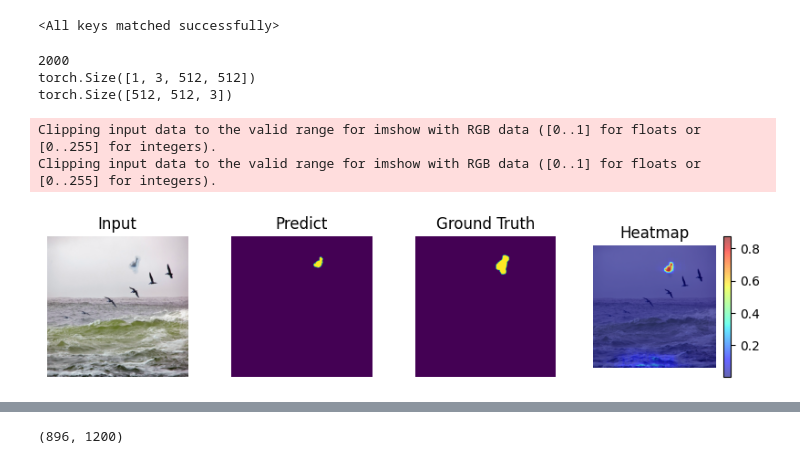
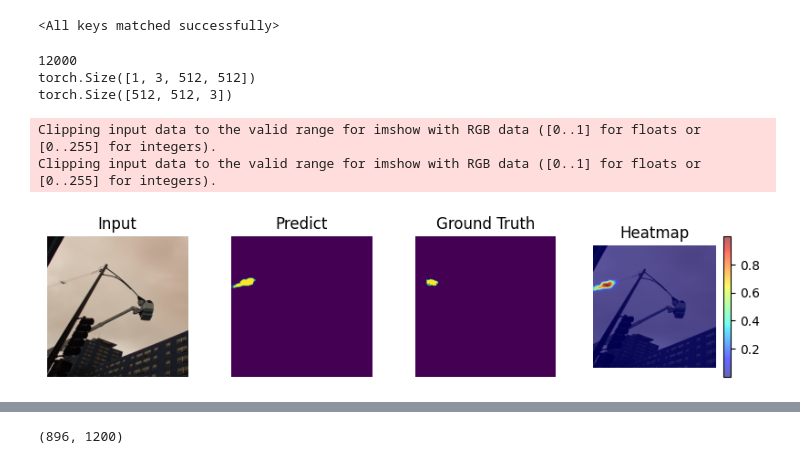
Before and after one commit to ictseoyoungmin/lab_ringed_residual, a Jupyter notebook: RRU_train_test_1.ipynb, the cells around one changed output, grey strips where cells are left out. Saved outputs shown, nothing was run; the diff lists cells and outputs as text; code cells hidden in the pictures.

Commit message:
img_2 train epoch 3 finetunning img_1 trained ep6

```diff
--- a/RRU_train_test_1.ipynb
+++ b/RRU_train_test_1.ipynb
@@ -17,14 +17,14 @@ import numpy as np
 # rru_net = Ringed_Res_Unet().cuda()
 # rru_net.load_state_dict(torch.load('../RRUNet/best_model.pth'))
 rru_net = Ringed_Res_Unet().cuda()
-rru_net.load_state_dict(torch.load('./result/logs/defactor/Ringed_Res_Unet/defactor-[val_dice]-0.6409-[train_loss]-0.2597.pkl')) # copy-move / epoch = 100, (800,256,256,3), batch 6
+rru_net.load_state_dict(torch.load('./result/logs/defactor/Ringed_Res_Unet/defactor-[val_dice]-0.6071-[train_loss]-0.4965-ep2.pkl'))
 # rru_net.load_state_dict(torch.load('./result/logs/defactor/Ringed_Res_Unet/sp_100_defactor-[val_dice]-0.4487-[train_loss]-1.3824.pkl')) # splicing / epoch = 100, (800,256,256,3), batch 6
 # %% [output]
 <All keys matched successfully>
 # %%
-INDEX =  666# 100
+INDEX =  10767# 1/55
 MODE = 'te1st' # 'any' : no purmute , no normalize / 'test' same 'train' condition
-DIR_IMG = r"E:\splicing_2_img\img"
+DIR_IMG = r"E:\splicing_2_img\img_jpg"
 DIR_MASK = r"E:\splicing_2_annotations\probe_mask"
 IMG_SIZE = 512
 
@@ -39,35 +39,35 @@ pred = F.sigmoid(pred)
 
 pred_ = pred[0,:,:,:]
 pred_ = pred_.permute(1,2,0)
 pred_ = pred_.to('cpu').detach().numpy()
 
 plt.figure(figsize=(10,2))
 plt.subplot(141)
 plt.imshow(img)
 plt.title('Input')
 plt.axis('off')
 plt.subplot(142)
 plt.imshow(pred_>0.5)#,cmap='jet',interpolation='nearest')
 plt.title('Predict')
 plt.axis('off')
 plt.subplot(143)
 plt.imshow(mask)
 plt.title('Ground Truth')
 plt.axis('off')
 plt.subplot(144)
 plt.imshow(img)
 plt.imshow(pred_.squeeze(-1) ,alpha=0.6,cmap='jet')
 plt.title('Heatmap')
 plt.colorbar()
 plt.axis('off')
 plt.show()
 # %% [output]
-2000
+12000
 torch.Size([1, 3, 512, 512])
 torch.Size([512, 512, 3])
 Clipping input data to the valid range for imshow with RGB data ([0..1] for floats or [0..255] for integers).
 Clipping input data to the valid range for imshow with RGB data ([0..1] for floats or [0..255] for integers).
-[figure, old version]
+[figure, new version]
 # %%
 def use_cv_heatap():
     heatmap = torch.mean(pred.to('cpu'), dim=1).squeeze()
```
Also changed, not shown: 15 other files.
